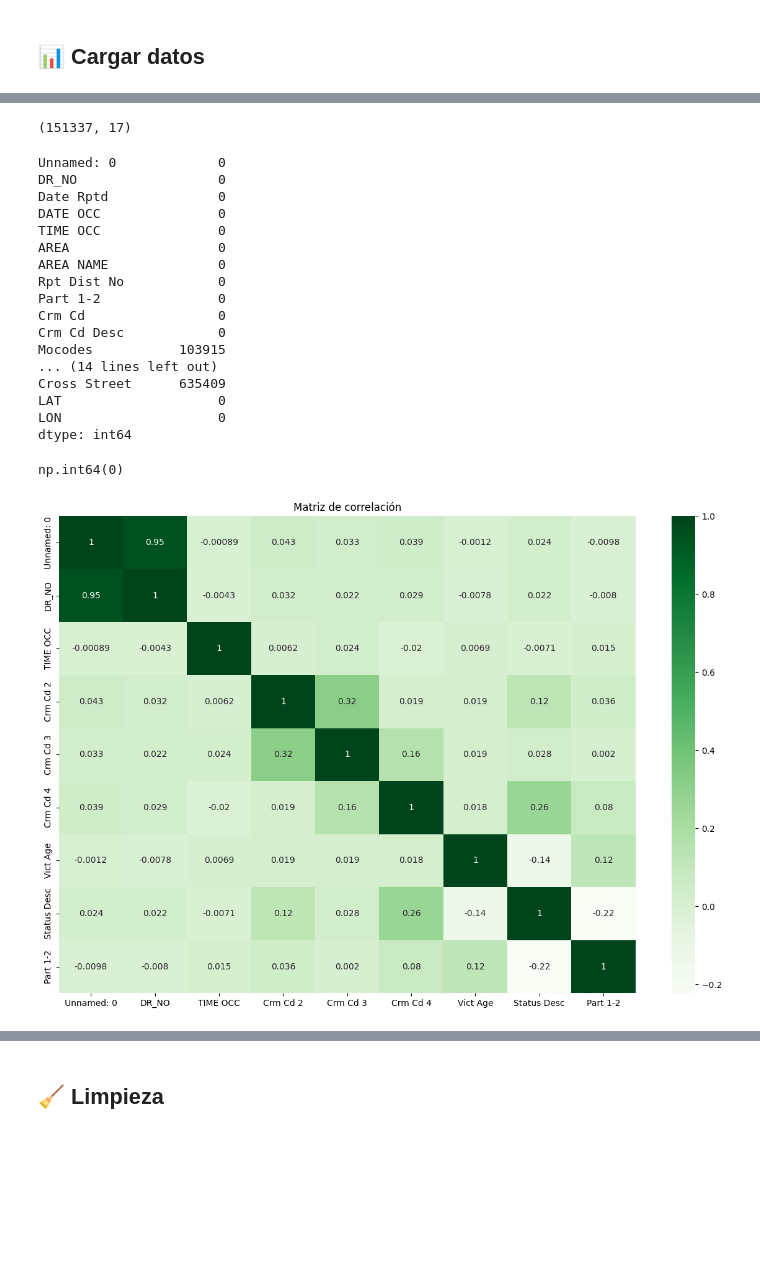
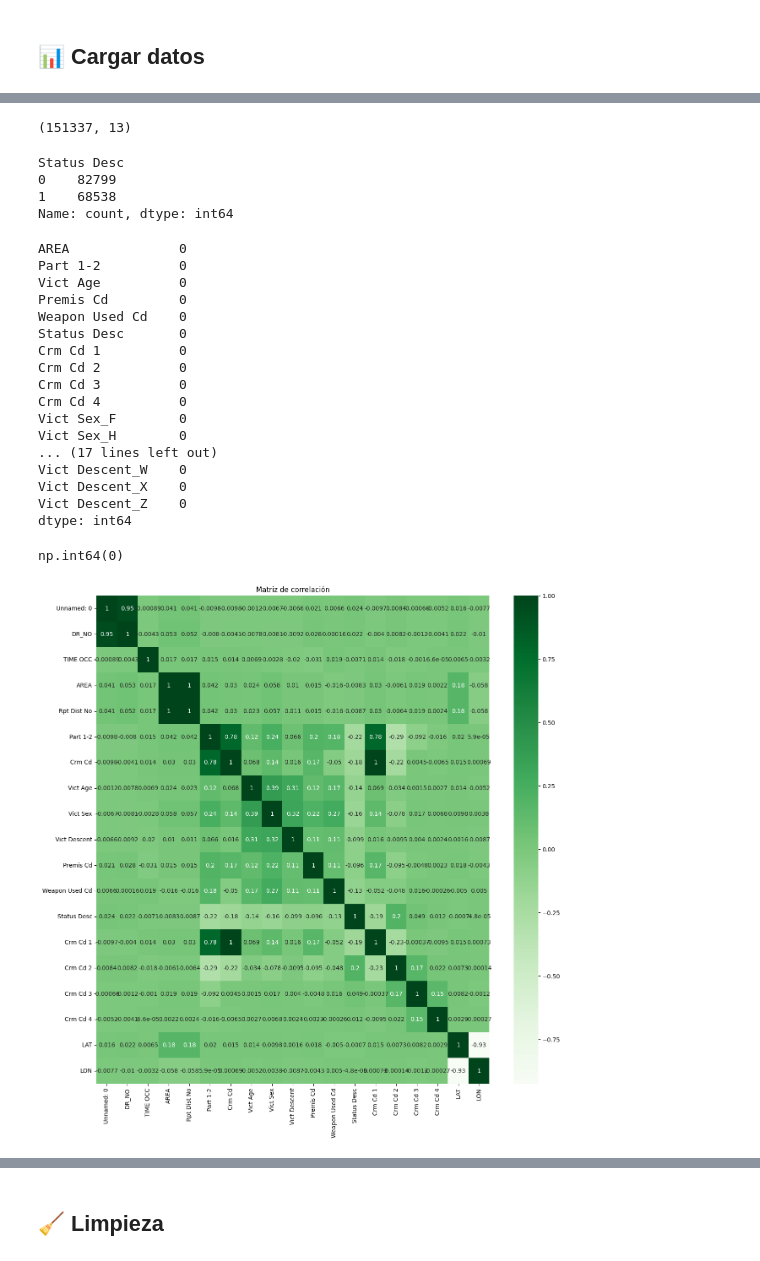
Before and after one commit to Janhjg/Runojanh-NadieEscapa, a Jupyter notebook: documents/notebook6_cure the pricess.ipynb, the cells around one changed output, grey strips where cells are left out. Saved outputs shown, nothing was run; the diff lists cells and outputs as text; code cells hidden in the pictures; blank space fills up the shorter version.

```diff
--- a/documents/notebook6_cure the pricess.ipynb
+++ b/documents/notebook6_cure the pricess.ipynb
@@ -25,6 +25,7 @@ from sklearn.svm import SVC
 # %%
 
 df = pd.read_csv("..\\data\\crimeData_subconjunto.csv")
+df =df.drop(columns="Unnamed: 0")
 # df_test = pd.read_csv("cure_the_princess\\test.csv")
 df.head()
 # %% [output]
@@ -70,26 +70,33 @@ memory usage: 167.5 MB
 # %%
 df.shape
 # %% [output]
-(151337, 17)
+(151337, 13)
+# %%
+df["Status Desc"].value_counts()
+# %% [output]
+Status Desc
+0    82799
+1    68538
+Name: count, dtype: int64
 # %%
 df.isnull().sum()
 # %% [output]
-Unnamed: 0             0
-DR_NO                  0
-Date Rptd              0
-DATE OCC               0
-TIME OCC               0
-AREA                   0
-AREA NAME              0
-Rpt Dist No            0
-Part 1-2               0
-Crm Cd                 0
-Crm Cd Desc            0
-Mocodes           103915
-... (14 lines left out)
-Cross Street      635409
-LAT                    0
-LON                    0
+AREA              0
+Part 1-2          0
+Vict Age          0
+Premis Cd         0
+Weapon Used Cd    0
+Status Desc       0
+Crm Cd 1          0
+Crm Cd 2          0
+Crm Cd 3          0
+Crm Cd 4          0
+Vict Sex_F        0
+Vict Sex_H        0
+... (17 lines left out)
+Vict Descent_W    0
+Vict Descent_X    0
+Vict Descent_Z    0
 dtype: int64
 # %%
 df=df.fillna(0)
@@ -99,11 +106,11 @@ df.duplicated().sum()
 np.int64(0)
 # %%
 corr = df.corr(numeric_only=True)
-plt.figure(figsize=(15,10))
+plt.figure(figsize=(15,15))
 sns.heatmap(corr, annot=True, cmap="Greens")
 
 plt.title("Matriz de correlación")
 
 plt.show()
 # %% [output]
-[figure, old version]
+[figure, new version]
```
Also changed, not shown: parts of 9 cells of this notebook, 1 other file.
